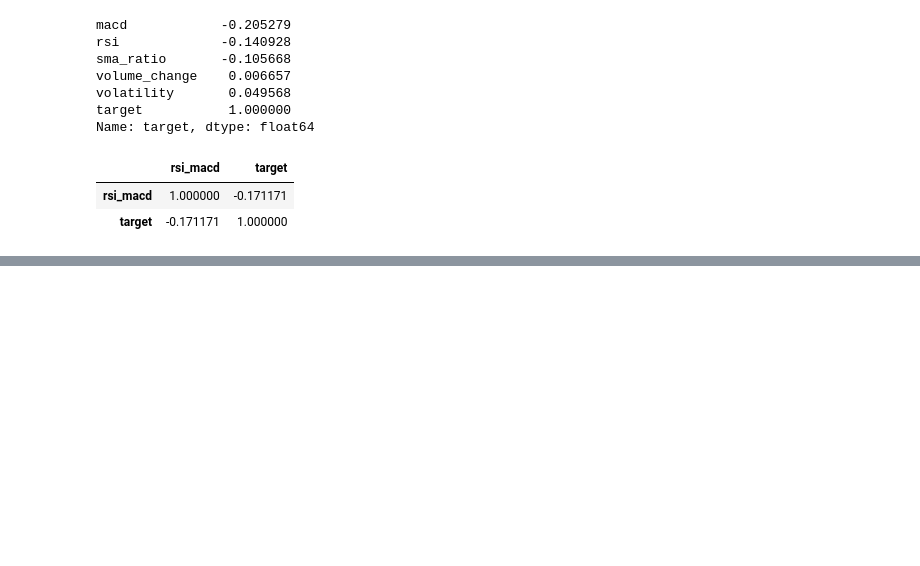
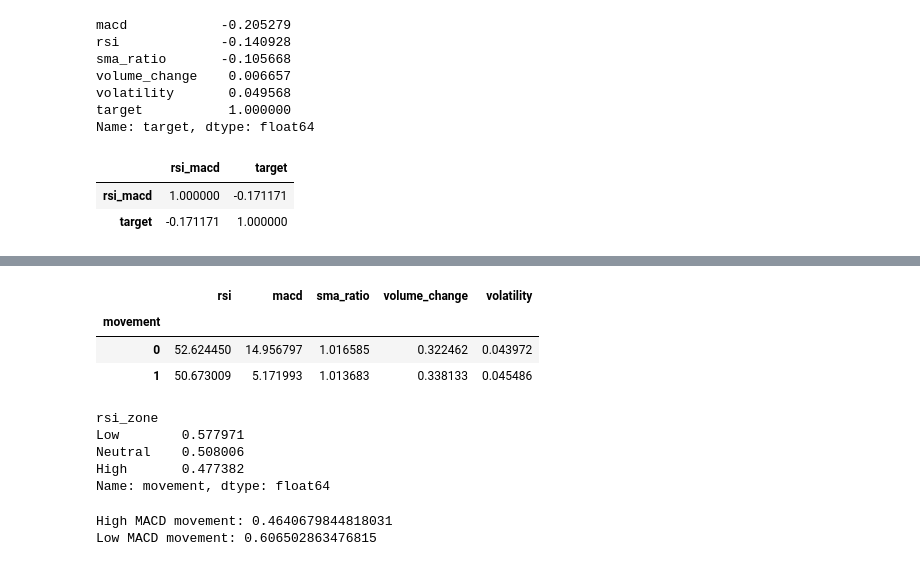
Before and after one commit to Deepanshu11-ai/SULproject, a Jupyter notebook: Notebooks/reports/feature_scaling.ipynb, the cells around one changed output, grey strips where cells are left out. Cells and saved outputs as stored; diff of their text form; code cells hidden in the pictures; blank space fills up the shorter version.

```diff
--- a/Notebooks/reports/feature_scaling.ipynb
+++ b/Notebooks/reports/feature_scaling.ipynb
@@ -58,0 +84,29 @@ df[['rsi_macd','target']].corr()
+# %%
+# Class-wise Analysis
+df['movement'] = (df['target'] > 0).astype(int)
+
+df.groupby('movement')[['rsi','macd','sma_ratio','volume_change','volatility']].mean()
+# %% [output]
+|  | rsi | macd | sma_ratio | volume_change | volatility |
+| movement |  |  |  |  |  |
+| 0 | 52.624450 | 14.956797 | 1.016585 | 0.322462 | 0.043972 |
+| 1 | 50.673009 | 5.171993 | 1.013683 | 0.338133 | 0.045486 |
+# %%
+df['rsi_zone'] = pd.cut(df['rsi'], bins=[0,30,70,100], labels=['Low','Neutral','High'])
+
+df.groupby('rsi_zone')['movement'].mean()
+# %% [output]
+rsi_zone
+Low        0.577971
+Neutral    0.508006
+High       0.477382
+Name: movement, dtype: float64
+# %%
+high_macd = df[df['macd'] > df['macd'].quantile(0.9)]
+low_macd  = df[df['macd'] < df['macd'].quantile(0.1)]
+
+print("High MACD movement:", high_macd['movement'].mean())
+print("Low MACD movement:", low_macd['movement'].mean())
+# %% [output]
+High MACD movement: 0.4640679844818031
+Low MACD movement: 0.606502863476815
```
Also changed, not shown: parts of 5 cells of this notebook, 1 other file.
